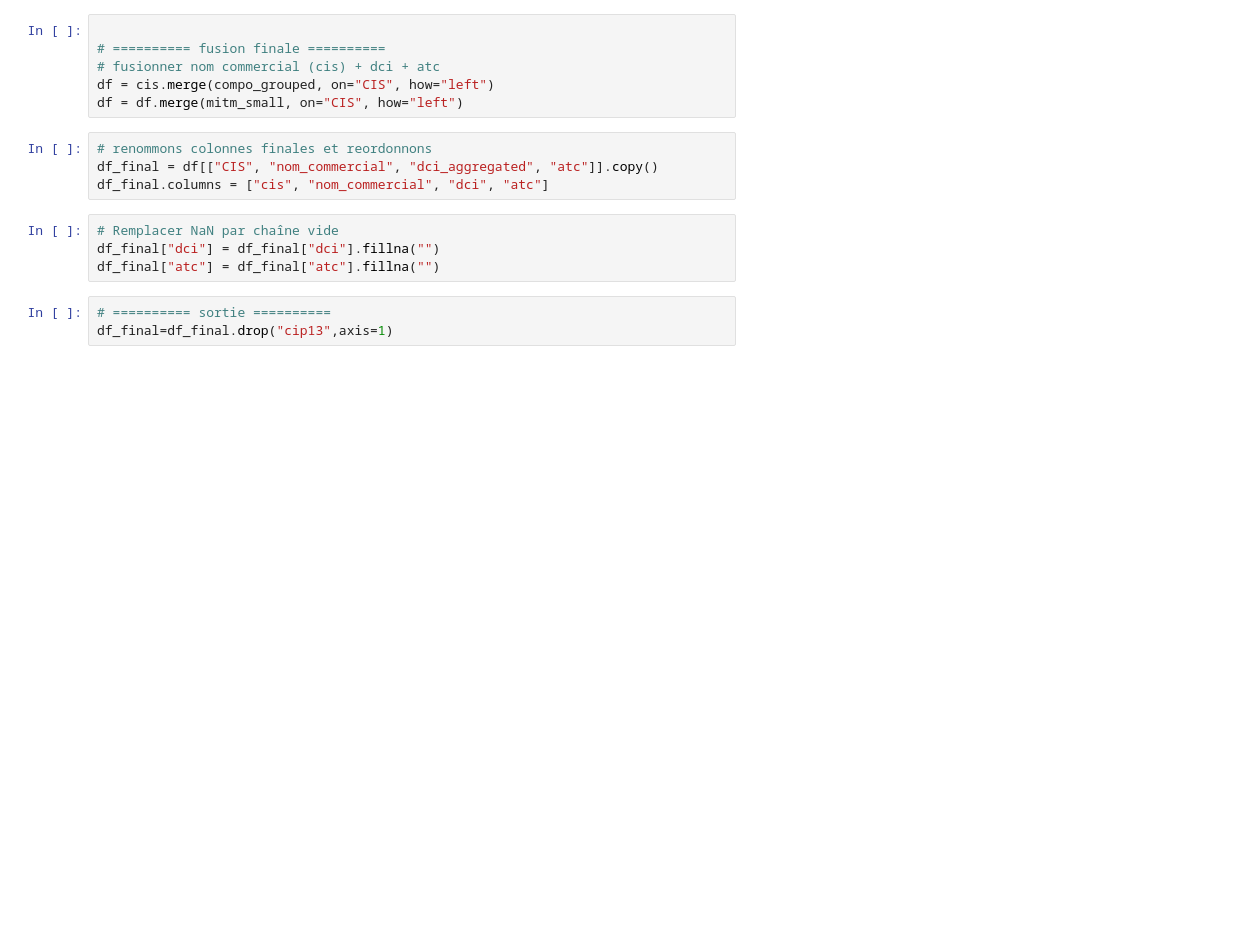
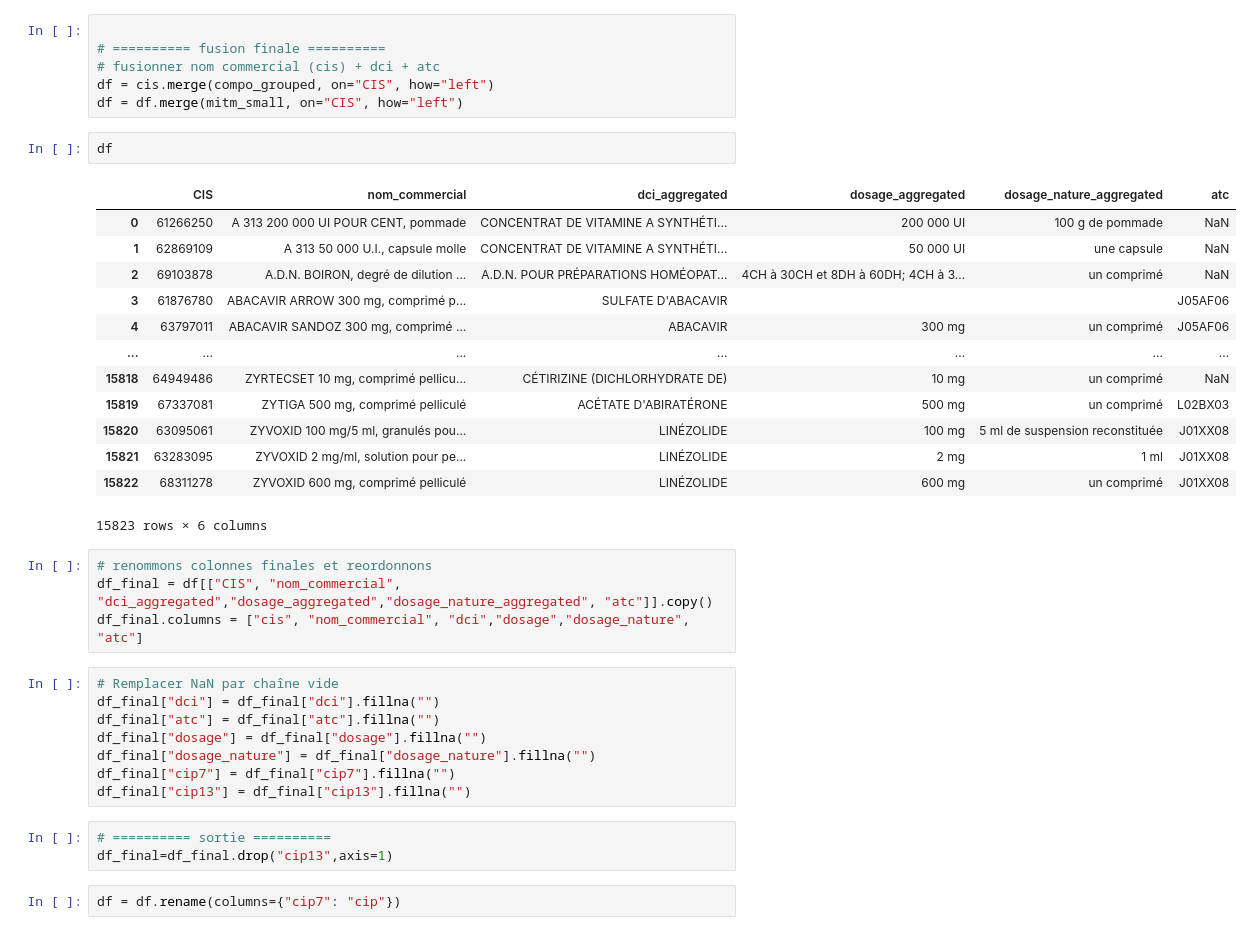
Before and after one commit to touXik/OCTAVIA, a Jupyter notebook: Dictionnair/arv_medications.ipynb, the cells around one changed output. Saved outputs shown, nothing was run; the diff lists cells and outputs as text; blank space fills up the shorter version.

```diff
--- a/Dictionnair/arv_medications.ipynb
+++ b/Dictionnair/arv_medications.ipynb
@@ -158,17 +210,39 @@ mitm_small["atc"] = mitm_small["atc"].str.strip().fillna("")
 # fusionner nom commercial (cis) + dci + atc
 df = cis.merge(compo_grouped, on="CIS", how="left")
 df = df.merge(mitm_small, on="CIS", how="left")
+# %%
+df
+# %% [output]
+|  | CIS | nom_commercial | dci_aggregated | dosage_aggregated | dosage_nature_aggregated | atc |
+| 0 | 61266250 | A 313 200 000 UI POUR CENT, pommade | CONCENTRAT DE VITAMINE A SYNTHÉTI... | 200 000 UI | 100 g de pommade | NaN |
+| 1 | 62869109 | A 313 50 000 U.I., capsule molle | CONCENTRAT DE VITAMINE A SYNTHÉTI... | 50 000 UI | une capsule | NaN |
+| 2 | 69103878 | A.D.N. BOIRON, degré de dilution ... | A.D.N. POUR PRÉPARATIONS HOMÉOPAT... | 4CH à 30CH et 8DH à 60DH; 4CH à 3... | un comprimé | NaN |
+| 3 | 61876780 | ABACAVIR ARROW 300 mg, comprimé p... | SULFATE D'ABACAVIR |  |  | J05AF06 |
+| 4 | 63797011 | ABACAVIR SANDOZ 300 mg, comprimé ... | ABACAVIR | 300 mg | un comprimé | J05AF06 |
+| ... | ... | ... | ... | ... | ... | ... |
+| 15818 | 64949486 | ZYRTECSET 10 mg, comprimé pellicu... | CÉTIRIZINE (DICHLORHYDRATE DE) | 10 mg | un comprimé | NaN |
+| 15819 | 67337081 | ZYTIGA 500 mg, comprimé pelliculé | ACÉTATE D'ABIRATÉRONE | 500 mg | un comprimé | L02BX03 |
+| 15820 | 63095061 | ZYVOXID 100 mg/5 ml, granulés pou... | LINÉZOLIDE | 100 mg | 5 ml de suspension reconstituée | J01XX08 |
+| 15821 | 63283095 | ZYVOXID 2 mg/ml, solution pour pe... | LINÉZOLIDE | 2 mg | 1 ml | J01XX08 |
+| 15822 | 68311278 | ZYVOXID 600 mg, comprimé pelliculé | LINÉZOLIDE | 600 mg | un comprimé | J01XX08 |
+15823 rows × 6 columns
 # %%
 # renommons colonnes finales et reordonnons
-df_final = df[["CIS", "nom_commercial", "dci_aggregated", "atc"]].copy()
-df_final.columns = ["cis", "nom_commercial", "dci", "atc"]
+df_final = df[["CIS", "nom_commercial", "dci_aggregated","dosage_aggregated","dosage_nature_aggregated", "atc"]].copy()
+df_final.columns = ["cis", "nom_commercial", "dci","dosage","dosage_nature", "atc"]
 # %%
 # Remplacer NaN par chaîne vide
 df_final["dci"] = df_final["dci"].fillna("")
 df_final["atc"] = df_final["atc"].fillna("")
+df_final["dosage"] = df_final["dosage"].fillna("")
+df_final["dosage_nature"] = df_final["dosage_nature"].fillna("")
+df_final["cip7"] = df_final["cip7"].fillna("")
+df_final["cip13"] = df_final["cip13"].fillna("")
 # %%
 # ========== sortie ==========
 df_final=df_final.drop("cip13",axis=1)
+# %%
+df = df.rename(columns={"cip7": "cip"})
 # %%
 df_final
 # %% [output]
```
Also changed, not shown: parts of 9 cells of this notebook, 1 other file.
